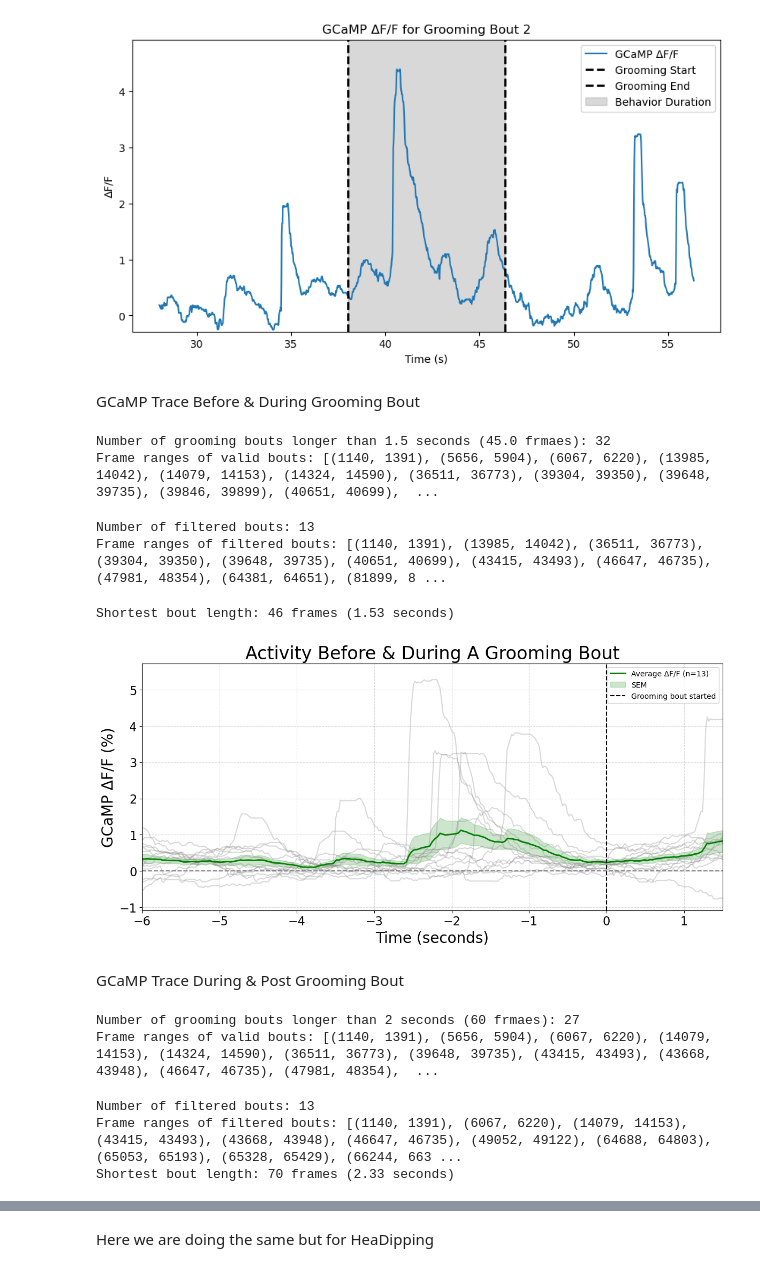
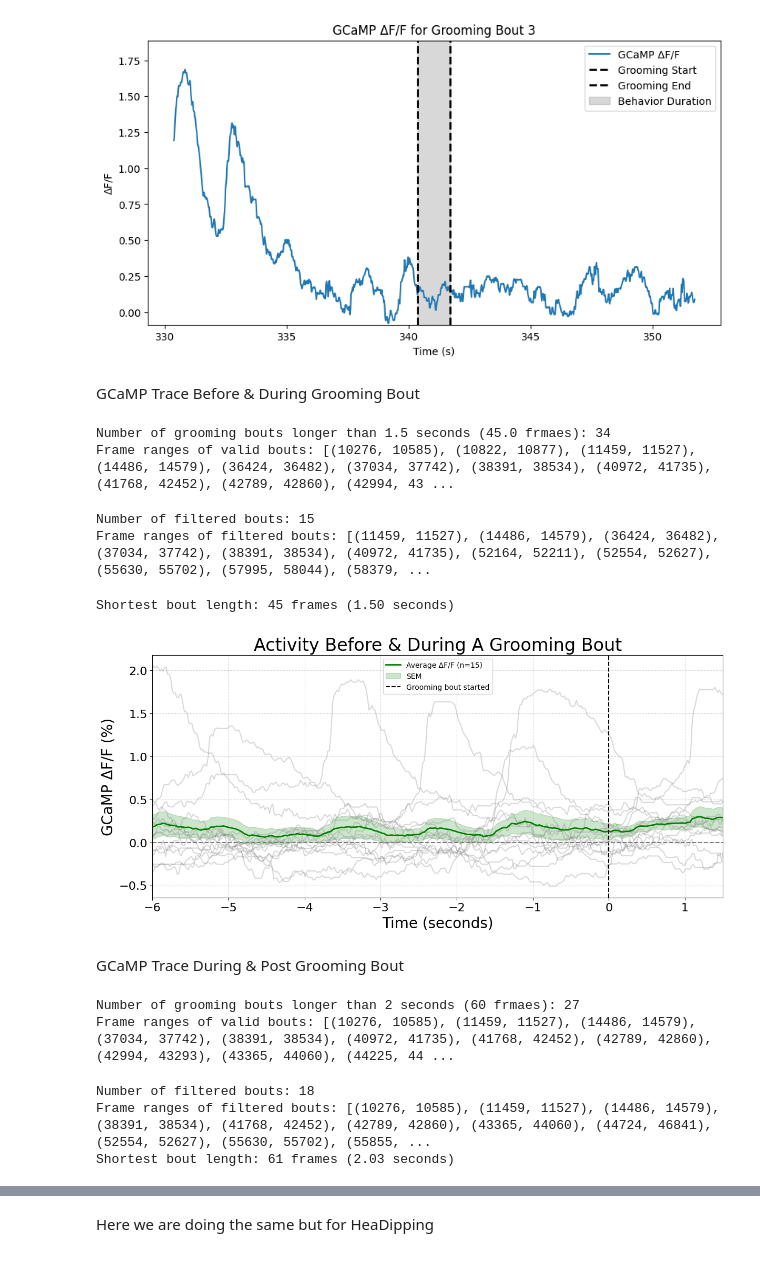
Before and after one commit to urimons/fiber_photometry, a Jupyter notebook: Session_Postprocess_v2.ipynb, the cells around one changed output, grey strips where cells are left out. Drawn from its saved outputs; the diff is of its cells as text; code cells hidden in the pictures.

```diff
--- a/Session_Postprocess_v2.ipynb
+++ b/Session_Postprocess_v2.ipynb
@@ -99,6 +96,6 @@ Animation saved to Z:\UriMons\Fiber Photometry\GCaMP\adBNST_eEPA_GCaMP8s\Process
 # %%
 # Set the index of the desired grooming bout and extra time margins
-bout_index = 1  # Change to the index of the grooming bout you want
+bout_index = 2  # Change to the index of the grooming bout you want
 extra_time_before = 10  # Extra seconds before the bout starts
 extra_time_after = 10   # Extra seconds after the bout ends
 
@@ -129,34 +126,34 @@ end_time = end_frame / 30.0
 
 # Calculate dynamic y-axis limits with a 10% margin
 y_min = min(gcamp_dF_F) - 0.12 * abs(min(gcamp_dF_F))
 y_max = max(gcamp_dF_F) + 0.12 * abs(max(gcamp_dF_F))
 
 # Plot the ΔF/F trace
 plt.figure(figsize=(10, 5))
 plt.plot(time_seconds, gcamp_dF_F, label='GCaMP ΔF/F')
 
 # Mark the start and end of the behavioral event
 plt.axvline(start_time, color='k', linestyle='--', linewidth=2, label='Grooming Start')
 plt.axvline(end_time, color='k', linestyle='--', linewidth=2, label='Grooming End')
 
 # Highlight the event duration
 plt.fill_betweenx(
     [y_min, y_max], start_time, end_time, color='gray', alpha=0.3, label='Behavior Duration'
 )
 
 # Add labels, legend, and title
 plt.xlabel('Time (s)')
 plt.ylabel('ΔF/F')
 plt.title(f'GCaMP ΔF/F for Grooming Bout {bout_index + 1}')
 plt.legend()
 
 # Set dynamic y-axis limits
 plt.ylim(y_min, y_max)
 
 # Show the plot
 plt.show()
 # %% [output]
-[figure, old version]
+[figure, new version]
 # %% [markdown]
 GCaMP Trace Before & During Grooming Bout
 # %%
@@ -186,8 +183,8 @@ else:
     print(f"Number of grooming bouts longer than {min_bout_length_seconds} seconds ({min_frame_length} frmaes): {len(valid_bouts)}")
     print("Frame ranges of valid bouts:", valid_bouts)
 # %% [output]
-Number of grooming bouts longer than 1.5 seconds (45.0 frmaes): 32
-Frame ranges of valid bouts: [(1140, 1391), (5656, 5904), (6067, 6220), (13985, 14042), (14079, 14153), (14324, 14590), (36511, 36773), (39304, 39350), (39648, 39735), (39846, 39899), (40651, 40699),  ...
+Number of grooming bouts longer than 1.5 seconds (45.0 frmaes): 34
+Frame ranges of valid bouts: [(10276, 10585), (10822, 10877), (11459, 11527), (14486, 14579), (36424, 36482), (37034, 37742), (38391, 38534), (40972, 41735), (41768, 42452), (42789, 42860), (42994, 43 ...
 # %%
 # This code iterate over the time before the bout and checks that there isn't another bout in it
 
@@ -215,8 +212,8 @@ for start_frame, end_frame in valid_bouts:
 print(f"Number of filtered bouts: {len(filtered_bouts)}")
 print("Frame ranges of filtered bouts:", filtered_bouts)
 # %% [output]
-Number of filtered bouts: 13
-Frame ranges of filtered bouts: [(1140, 1391), (13985, 14042), (36511, 36773), (39304, 39350), (39648, 39735), (40651, 40699), (43415, 43493), (46647, 46735), (47981, 48354), (64381, 64651), (81899, 8 ...
+Number of filtered bouts: 15
+Frame ranges of filtered bouts: [(11459, 11527), (14486, 14579), (36424, 36482), (37034, 37742), (38391, 38534), (40972, 41735), (52164, 52211), (52554, 52627), (55630, 55702), (57995, 58044), (58379, ...
 # %%
 # Extract traces including the pre-bout period for each filtered bout
 filtered_traces = []
@@ -246,7 +243,7 @@ shortest_bout_length_seconds = shortest_bout_length_frames / frame_rate
 # Output results
 print(f"Shortest bout length: {shortest_bout_length_frames} frames ({shortest_bout_length_seconds:.2f} seconds)")
 # %% [output]
-Shortest bout length: 46 frames (1.53 seconds)
+Shortest bout length: 45 frames (1.50 seconds)
 # %%
 # # Display the shape information for each trace and bout in filtered_traces
 # for i, ((gcamp_dF_F, time_seconds), (start_frame, end_frame)) in enumerate(zip(filtered_traces, filtered_bouts)):
@@ -360,7 +357,7 @@ plt.grid(True, linestyle='--', alpha=0.5)
 # Display the plot
 plt.show()
 # %% [output]
-[figure, old version]
+[figure, new version]
 # %% [markdown]
 GCaMP Trace During & Post Grooming Bout
 # %%
@@ -382,7 +379,7 @@ else:
     print("Frame ranges of valid bouts:", valid_bouts)
 # %% [output]
 Number of grooming bouts longer than 2 seconds (60 frmaes): 27
-Frame ranges of valid bouts: [(1140, 1391), (5656, 5904), (6067, 6220), (14079, 14153), (14324, 14590), (36511, 36773), (39648, 39735), (43415, 43493), (43668, 43948), (46647, 46735), (47981, 48354),  ...
+Frame ranges of valid bouts: [(10276, 10585), (11459, 11527), (14486, 14579), (37034, 37742), (38391, 38534), (40972, 41735), (41768, 42452), (42789, 42860), (42994, 43293), (43365, 44060), (44225, 44 ...
 # %%
 # Define the post-bout check duration and frame-related variables
 post_bout_seconds = 4  # Check for grooming within this time after each bout
@@ -424,9 +421,9 @@ print(f"Number of filtered bouts: {len(filtered_bouts)}")
 print("Frame ranges of filtered bouts:", filtered_bouts)
 print(f"Shortest bout length: {shortest_bout_length_frames} frames ({shortest_bout_length_seconds:.2f} seconds)")
 # %% [output]
-Number of filtered bouts: 13
-Frame ranges of filtered bouts: [(1140, 1391), (6067, 6220), (14079, 14153), (43415, 43493), (43668, 43948), (46647, 46735), (49052, 49122), (64688, 64803), (65053, 65193), (65328, 65429), (66244, 663 ...
-Shortest bout length: 70 frames (2.33 seconds)
+Number of filtered bouts: 18
+Frame ranges of filtered bouts: [(10276, 10585), (11459, 11527), (14486, 14579), (38391, 38534), (41768, 42452), (42789, 42860), (43365, 44060), (44724, 46841), (52554, 52627), (55630, 55702), (55855, ...
+Shortest bout length: 61 frames (2.03 seconds)
 # %%
 # Initialize a list to store aligned traces
 aligned_filtered_traces = []
```
Also changed, not shown: parts of 15 cells of this notebook, 31 other files.
